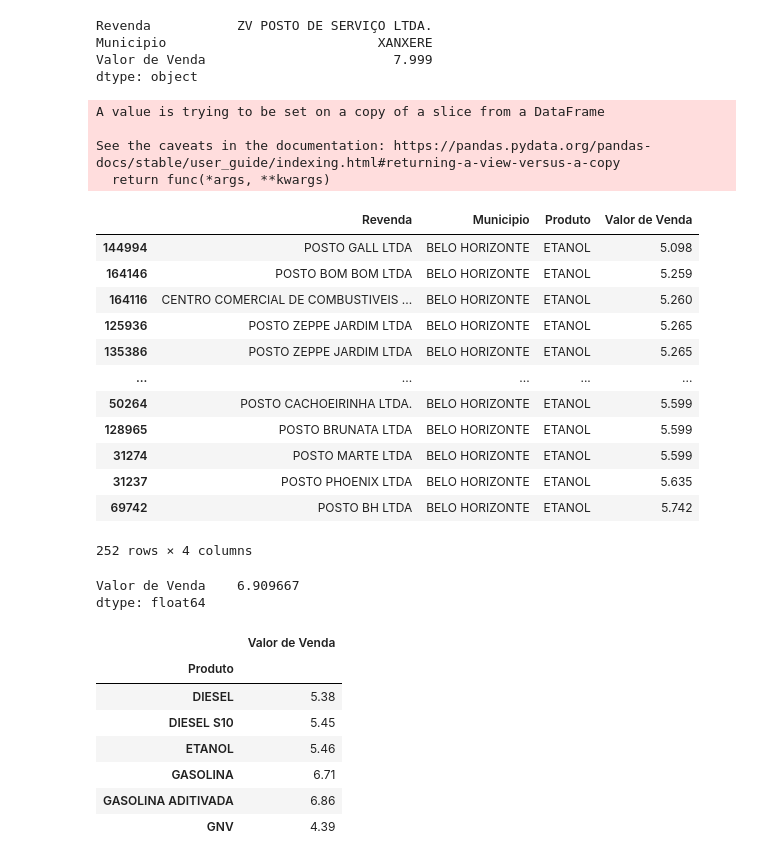
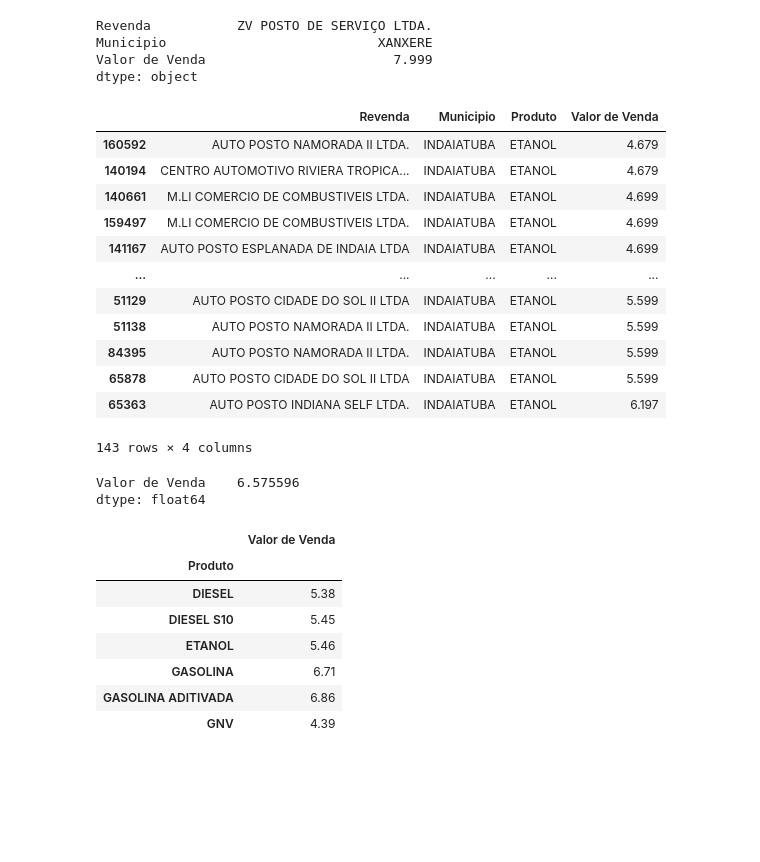
Before and after one commit to zDieGoD/Curso-de-Extens-o-Pandas-, a Jupyter notebook: Primeiro_Exemplo_em_Pandas.ipynb, the cells around one changed output. Drawn from its saved outputs; the diff is of its cells as text; code cells hidden in the pictures; blank space fills up the shorter version.

```diff
--- a/Primeiro_Exemplo_em_Pandas.ipynb
+++ b/Primeiro_Exemplo_em_Pandas.ipynb
@@ -226,37 +226,32 @@ Valor de Venda                        7.999
 dtype: object
 # %%
 #DataFrame.loc[] com múltiplas condições para filtragem
-#Quais são so preços do ETANOL na minha cidade
-
-etanol_bh_df = ca_df.loc[(ca_df['Produto'] == 'ETANOL') & (ca_df['Municipio'] == 'BELO HORIZONTE')]
-etanol_bh_df.sort_values(by="Valor de Venda", inplace=True)
-display(etanol_bh_df)
+#Quais são os preços, postos que vendem ETANOL na minha cidade (INDAIATUBA)
+#ordenado do menor valor de venda para o maior
+etanol_indaiatuba_df = ca_df.loc[(ca_df['Produto'] == 'ETANOL') & (ca_df['Municipio'] == 'INDAIATUBA')]
+display(etanol_indaiatuba_df.sort_values(by='Valor de Venda'))
 # %% [output]
+|  | Revenda | Municipio | Produto | Valor de Venda |
+| 160592 | AUTO POSTO NAMORADA II LTDA. | INDAIATUBA | ETANOL | 4.679 |
+| 140194 | CENTRO AUTOMOTIVO RIVIERA TROPICA... | INDAIATUBA | ETANOL | 4.679 |
+| 140661 | M.LI COMERCIO DE COMBUSTIVEIS LTDA. | INDAIATUBA | ETANOL | 4.699 |
+| 159497 | M.LI COMERCIO DE COMBUSTIVEIS LTDA. | INDAIATUBA | ETANOL | 4.699 |
+| 141167 | AUTO POSTO ESPLANADA DE INDAIA LTDA | INDAIATUBA | ETANOL | 4.699 |
+| ... | ... | ... | ... | ... |
+| 51129 | AUTO POSTO CIDADE DO SOL II LTDA | INDAIATUBA | ETANOL | 5.599 |
+| 51138 | AUTO POSTO NAMORADA II LTDA. | INDAIATUBA | ETANOL | 5.599 |
+| 84395 | AUTO POSTO NAMORADA II LTDA. | INDAIATUBA | ETANOL | 5.599 |
+| 65878 | AUTO POSTO CIDADE DO SOL II LTDA | INDAIATUBA | ETANOL | 5.599 |
+| 65363 | AUTO POSTO INDIANA SELF LTDA. | INDAIATUBA | ETANOL | 6.197 |
-A value is trying to be set on a copy of a slice from a DataFrame
-
-See the caveats in the documentation: https://pandas.pydata.org/pandas-docs/stable/user_guide/indexing.html#returning-a-view-versus-a-copy
-  return func(*args, **kwargs)
+143 rows × 4 columns
-|  | Revenda | Municipio | Produto | Valor de Venda |
-| 144994 | POSTO GALL LTDA | BELO HORIZONTE | ETANOL | 5.098 |
-| 164146 | POSTO BOM BOM LTDA | BELO HORIZONTE | ETANOL | 5.259 |
-| 164116 | CENTRO COMERCIAL DE COMBUSTIVEIS ... | BELO HORIZONTE | ETANOL | 5.260 |
-| 125936 | POSTO ZEPPE JARDIM LTDA | BELO HORIZONTE | ETANOL | 5.265 |
-| 135386 | POSTO ZEPPE JARDIM LTDA | BELO HORIZONTE | ETANOL | 5.265 |
-| ... | ... | ... | ... | ... |
-| 50264 | POSTO CACHOEIRINHA LTDA. | BELO HORIZONTE | ETANOL | 5.599 |
-| 128965 | POSTO BRUNATA LTDA | BELO HORIZONTE | ETANOL | 5.599 |
-| 31274 | POSTO MARTE LTDA | BELO HORIZONTE | ETANOL | 5.599 |
-| 31237 | POSTO PHOENIX LTDA | BELO HORIZONTE | ETANOL | 5.635 |
-| 69742 | POSTO BH LTDA | BELO HORIZONTE | ETANOL | 5.742 |
-252 rows × 4 columns
 # %%
-# Qual a média de preços dos combustíveis GASOLINA e GASOLINA ADITIVADA do Bairro CENTRO em BELO HORIZONTE?
-display(combustiveis_df.loc[(combustiveis_df['Bairro'] == 'CENTRO') &
-                            (combustiveis_df['Municipio'] == 'BELO HORIZONTE') &
+# Qual a média de preços dos combustíveis GASOLINA e GASOLINA ADITIVADA do Bairro MOOCA em SÃO PAULO?
+display(combustiveis_df.loc[(combustiveis_df['Bairro'] == 'MOOCA') &
+                            (combustiveis_df['Municipio'] == 'SAO PAULO') &
                             ((combustiveis_df['Produto'] == 'GASOLINA') | (combustiveis_df['Produto'] == 'GASOLINA ADITIVADA')),
                             ['Valor de Venda']].mean())
 # %% [output]
-Valor de Venda    6.909667
+Valor de Venda    6.575596
 dtype: float64
 # %%
 # Como mostrar média de valor de venda POR COMBUSTÍVEL?
```
Also changed, not shown: parts of 3 cells of this notebook.
